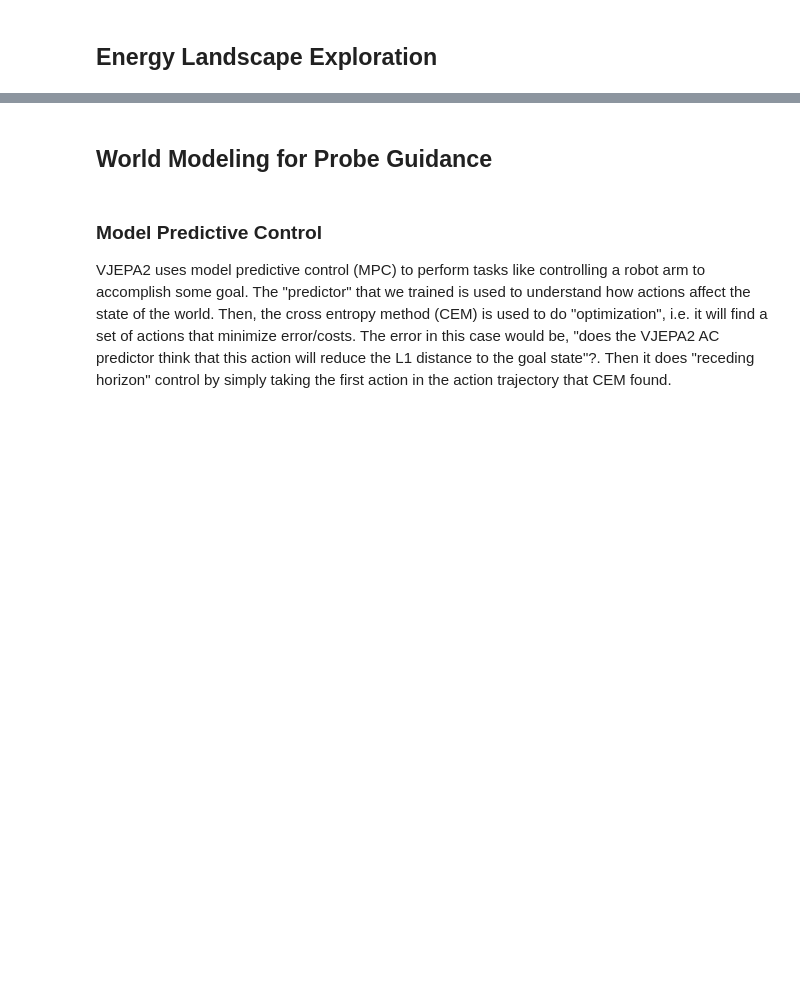
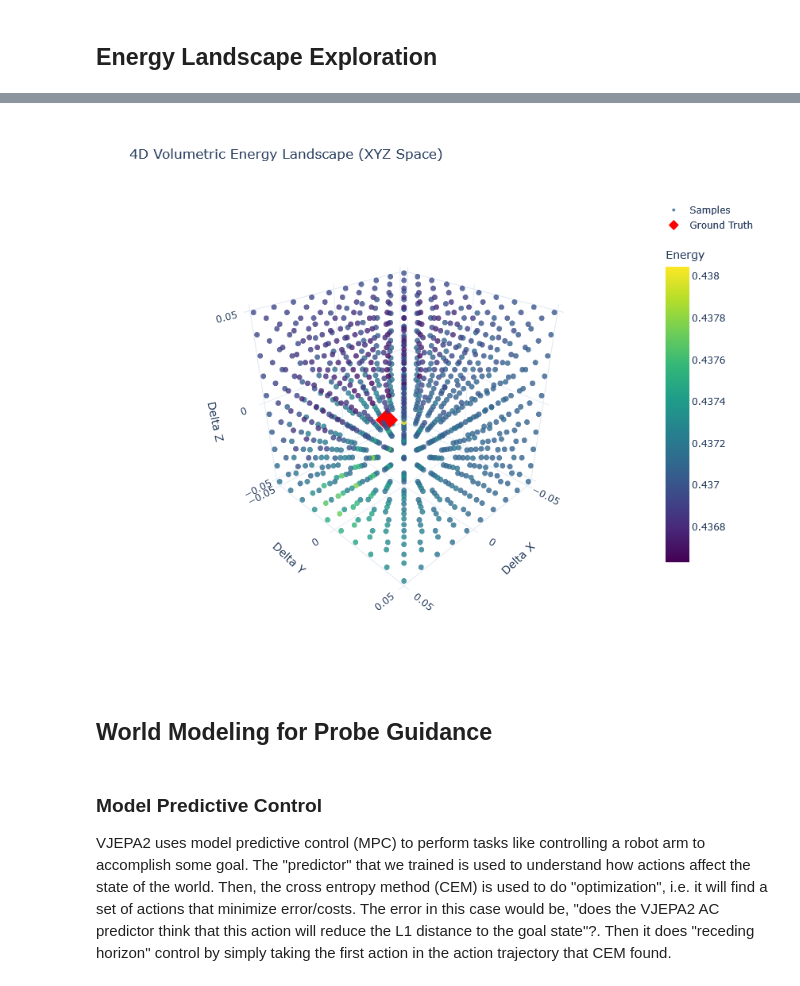
Before and after one commit to csu-signal/vjepa2, a Jupyter notebook: notebooks/probe_guidance_testing.ipynb, the cells around one changed output, grey strips where cells are left out. Saved outputs shown, nothing was run; the diff lists cells and outputs as text; code cells hidden in the pictures; blank space fills up the shorter version.

```diff
--- a/notebooks/probe_guidance_testing.ipynb
+++ b/notebooks/probe_guidance_testing.ipynb
@@ -587,3 +639,48 @@ fig.show()
+# %%
+fig3 = go.Figure()
+
+# Add 3D Scatter for all samples
+fig3.add_trace(
+    go.Scatter3d(
+        x=delta_x, y=delta_y, z=delta_z,
+        mode='markers',
+        marker=dict(
+            size=4,
+            color=energy,
+            colorscale='Viridis',
+            opacity=0.8,
+            colorbar=dict(title="Energy", len=0.8)
+        ),
+        hovertemplate="ΔX: %{x:.2f}<br>ΔY: %{y:.2f}<br>ΔZ: %{z:.2f}<br>Energy: %{marker.color:.4f}<extra></extra>",
+        name="Samples"
+    )
+)
+
+# Add Ground Truth marker
+fig3.add_trace(
+    go.Scatter3d(
+        x=[gt_x], y=[gt_y], z=[gt_z],
+        mode='markers',
+        marker=dict(size=10, color='red', symbol='diamond'),
+        name='Ground Truth'
+    )
+)
+
+fig3.update_layout(
+    scene=dict(
+        xaxis_title="Delta X",
+        yaxis_title="Delta Y",
+        zaxis_title="Delta Z",
+        camera=dict(eye=dict(x=1.5, y=1.5, z=1.2))
+    ),
+    height=700, width=900,
+    title_text="4D Volumetric Energy Landscape (XYZ Space)",
+    template="plotly_white"
+)
+
+fig3.show()
+# %% [output]
+[figure, added]
 # %% [markdown]
 ## World Modeling for Probe Guidance
 # %%
```
Also changed, not shown: parts of 14 cells of this notebook, 1 other file.
